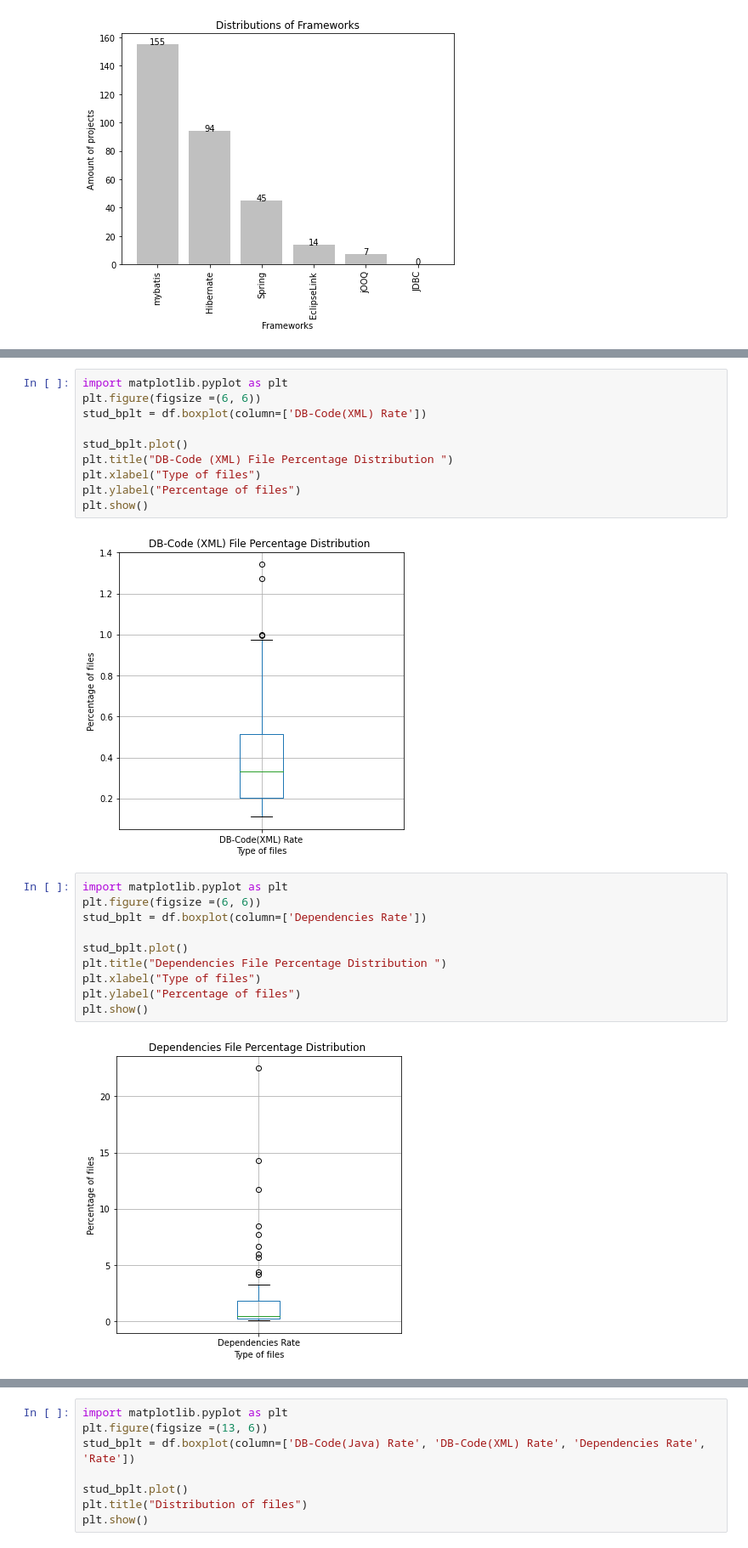
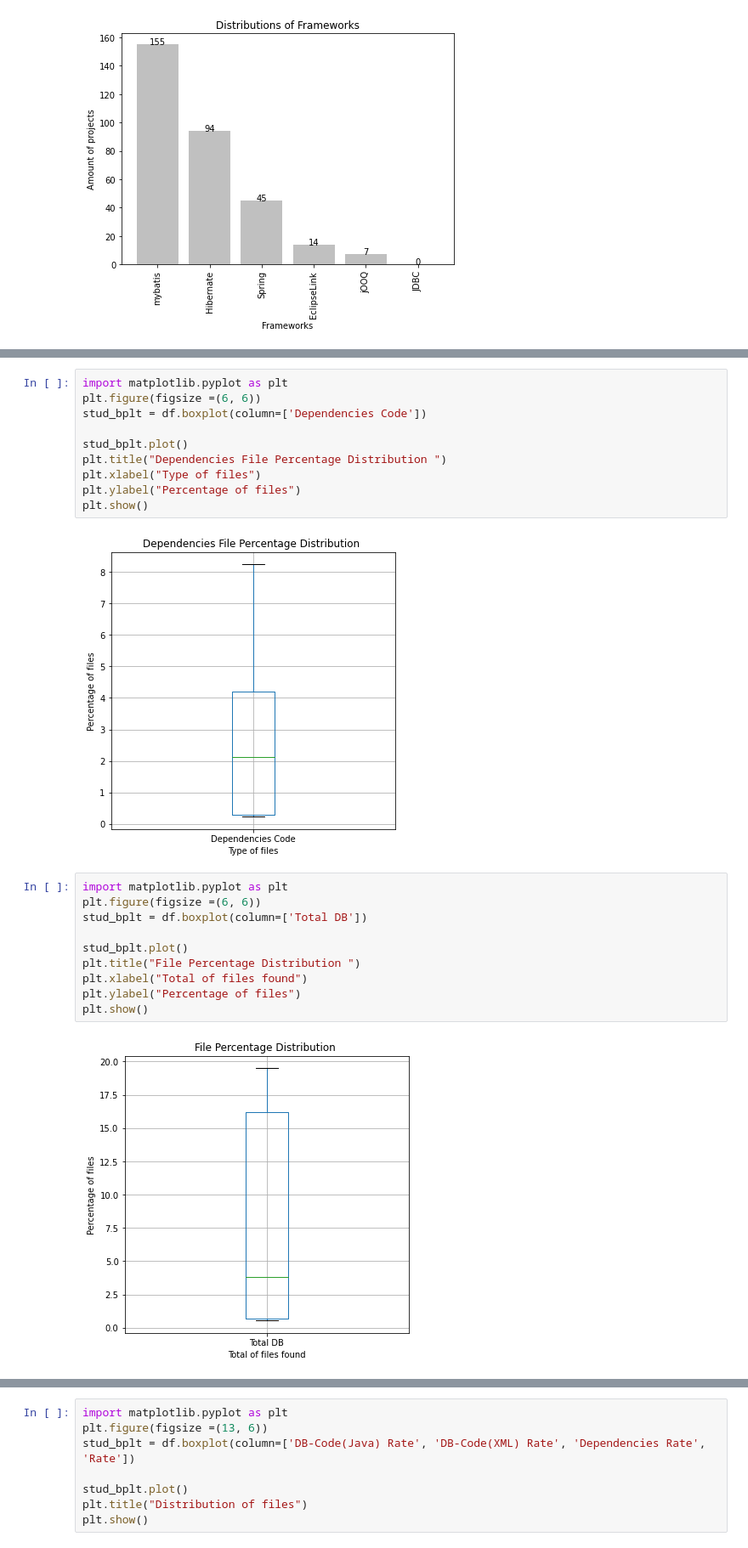
Before and after one commit to gems-uff/db-mining, a Jupyter notebook: src/results_implementation_characterization.ipynb, the cells around one changed output, grey strips where cells are left out. Shown at 85% size. Saved outputs shown, nothing was run; the diff lists cells and outputs as text.

Commit message:
Vulnerabilities and results boxplot

```diff
--- a/src/results_implementation_characterization.ipynb
+++ b/src/results_implementation_characterization.ipynb
@@ -103,24 +171,24 @@ plt.show()
 # %%
 import matplotlib.pyplot as plt
 plt.figure(figsize =(6, 6))
-stud_bplt = df.boxplot(column=['DB-Code(XML) Rate'])
+stud_bplt = df.boxplot(column=['Dependencies Code'])
 
 stud_bplt.plot()
-plt.title("DB-Code (XML) File Percentage Distribution ")
+plt.title("Dependencies File Percentage Distribution ")
 plt.xlabel("Type of files")
 plt.ylabel("Percentage of files")
 plt.show()
 # %% [output]
-[figure, old version]
+[figure, new version]
 # %%
 import matplotlib.pyplot as plt
 plt.figure(figsize =(6, 6))
-stud_bplt = df.boxplot(column=['Dependencies Rate'])
+stud_bplt = df.boxplot(column=['Total DB'])
 
 stud_bplt.plot()
-plt.title("Dependencies File Percentage Distribution ")
-plt.xlabel("Type of files")
+plt.title("File Percentage Distribution ")
+plt.xlabel("Total of files found")
 plt.ylabel("Percentage of files")
 plt.show()
 # %% [output]
-[figure, old version]
+[figure, new version]
```
Also changed, not shown: parts of 12 cells of this notebook, 7 other files.
